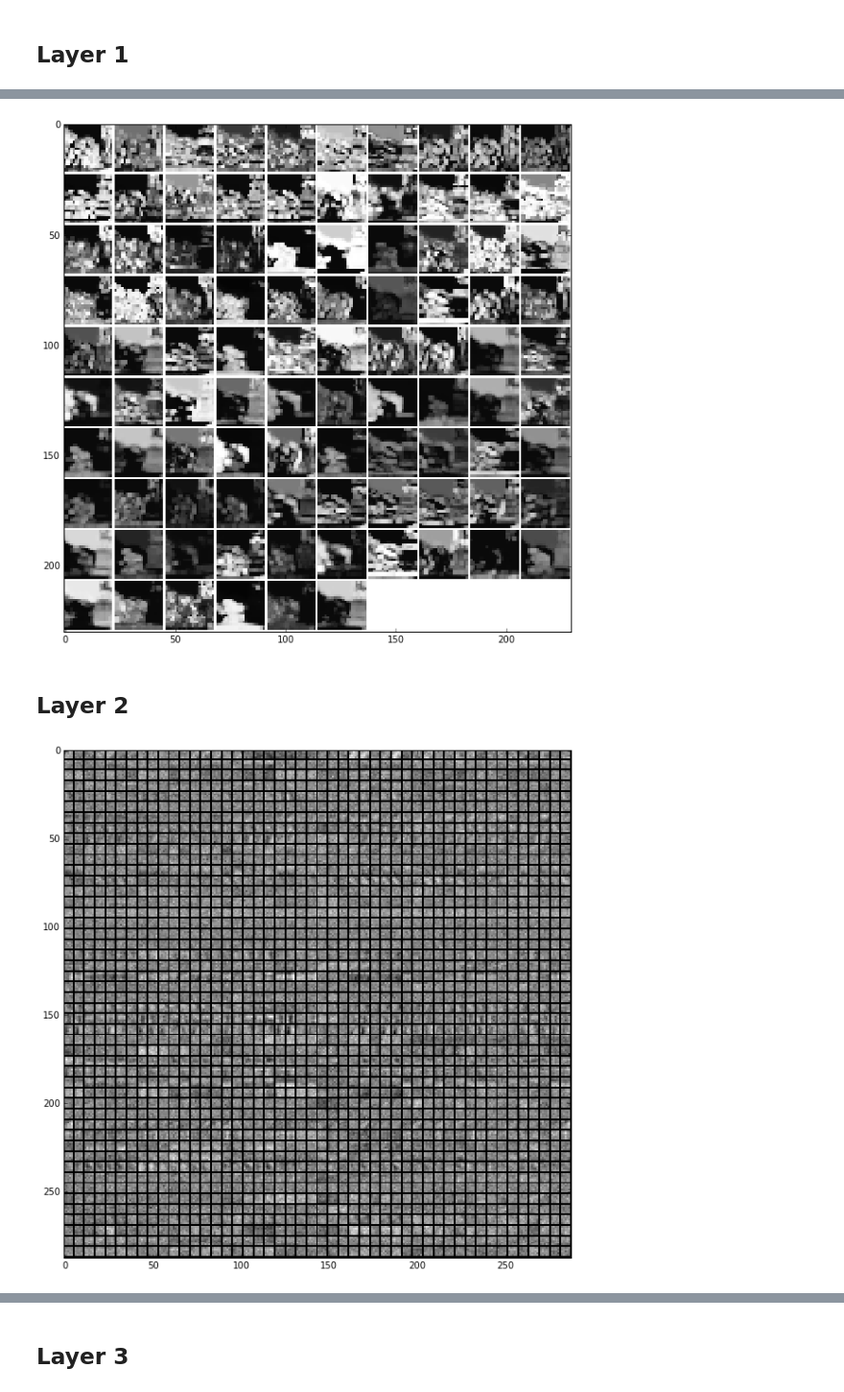
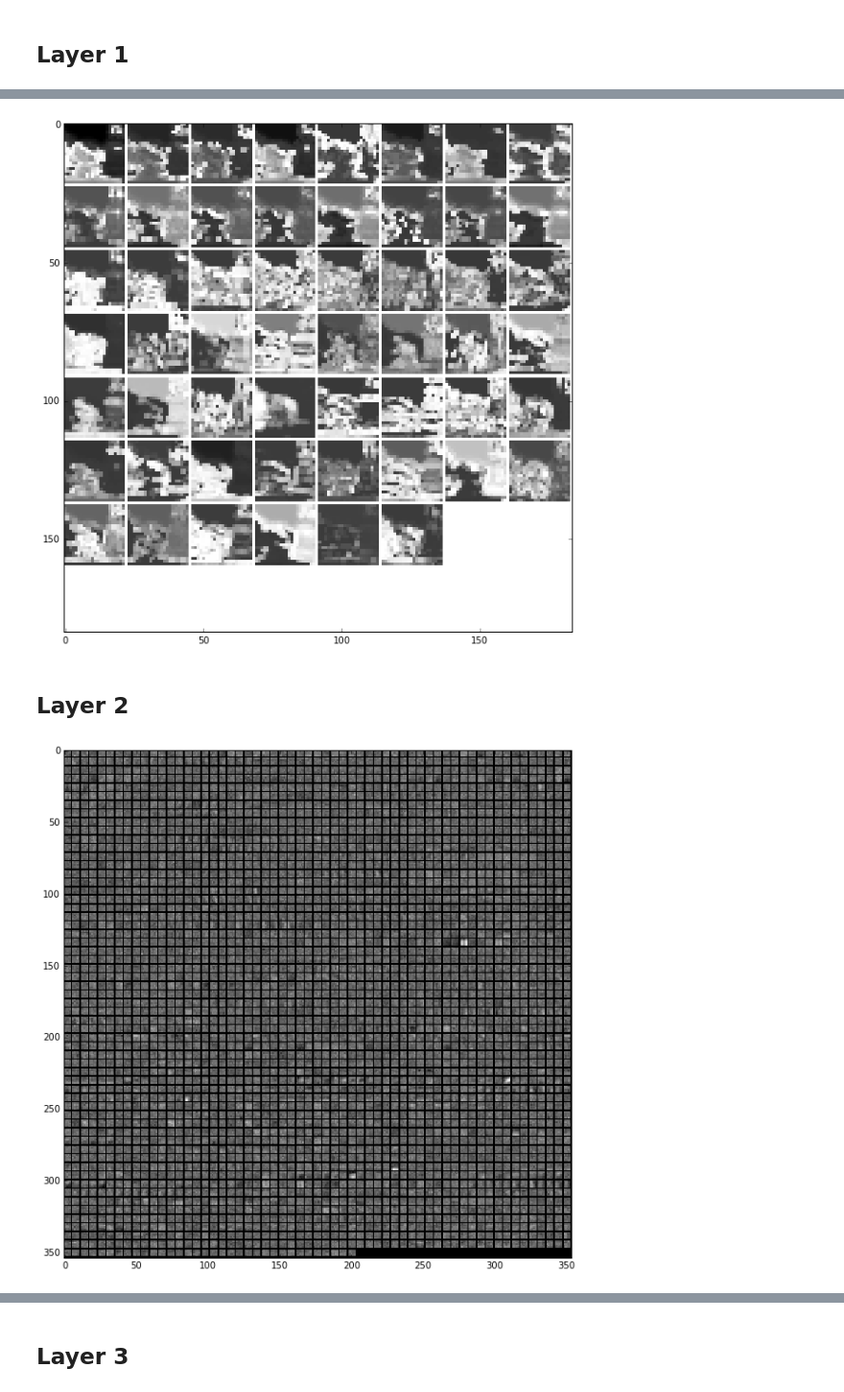
Before and after one commit to jhamrick/CS280MiniPlaces, a Jupyter notebook: Analysis.ipynb, the cells around one changed output, grey strips where cells are left out. Shown at 96% size. Drawn from its saved outputs; the diff is of its cells as text; code cells hidden in the pictures.

```diff
--- a/Analysis.ipynb
+++ b/Analysis.ipynb
@@ -16,7 +16,7 @@ plt.rcParams['image.cmap'] = 'gray'
 caffe.set_device(0)
 caffe.set_mode_gpu()
 
-ITERS = 10000
+ITERS = 40000
 # %%
 @interact
 def predict(i=(0, 1000)):
@@ -121,14 +121,14 @@ utils.vis_square(feat, padval=1)
 feat = net.blobs['pool1'].data[0]
 utils.vis_square(feat, padval=1)
 # %% [output]
-[figure, old version]
+[figure, new version]
 # %% [markdown]
 ## Layer 2
 # %%
 filters = net.params['conv2'][0].data
-utils.vis_square(filters[:48, :48].reshape(48**2, 5, 5))
+utils.vis_square(filters.reshape(128*27, 5, 5))
 # %% [output]
-[figure, old version]
+[figure, new version]
 # %%
 fig, ax = plt.subplots()
 ax.hist(filters.ravel(), bins=50)
```
Also changed, not shown: parts of 24 cells of this notebook, 3 other files.
